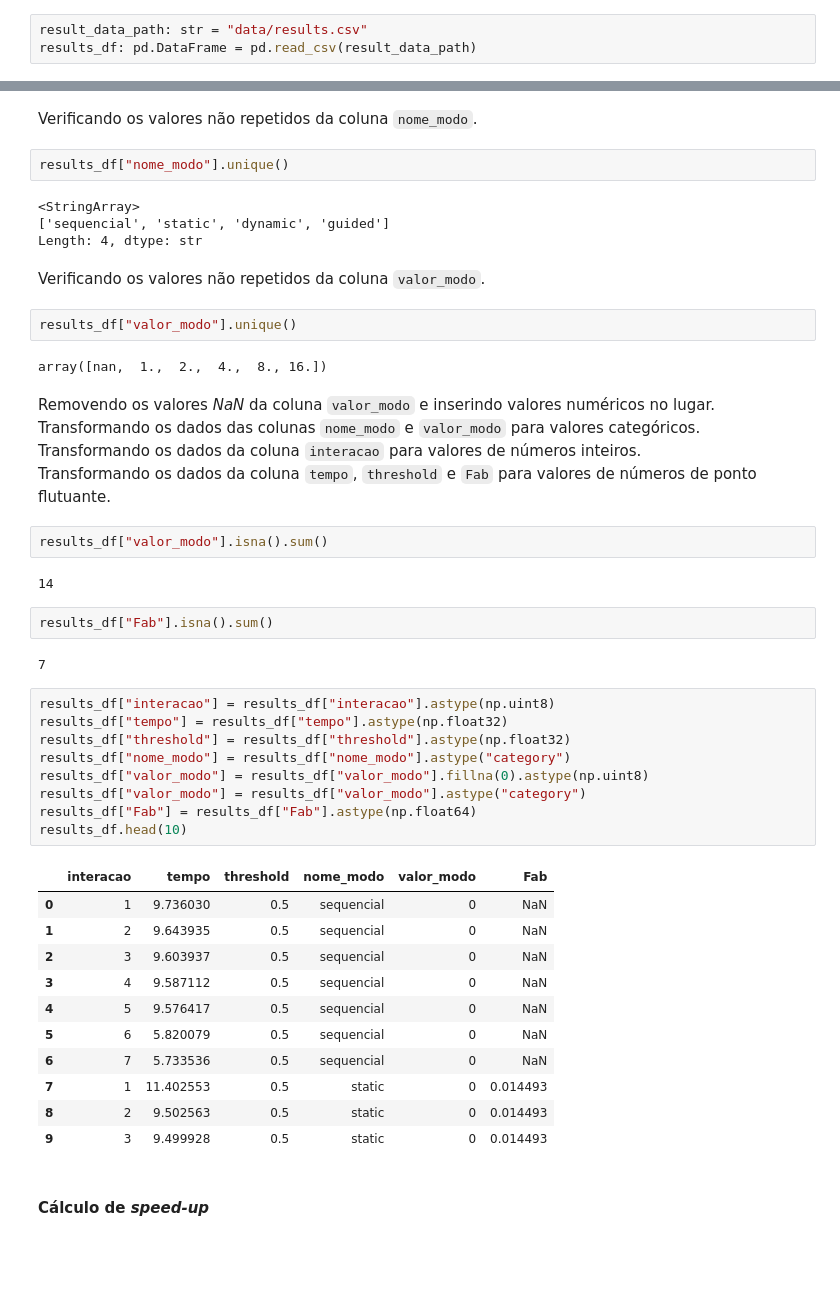
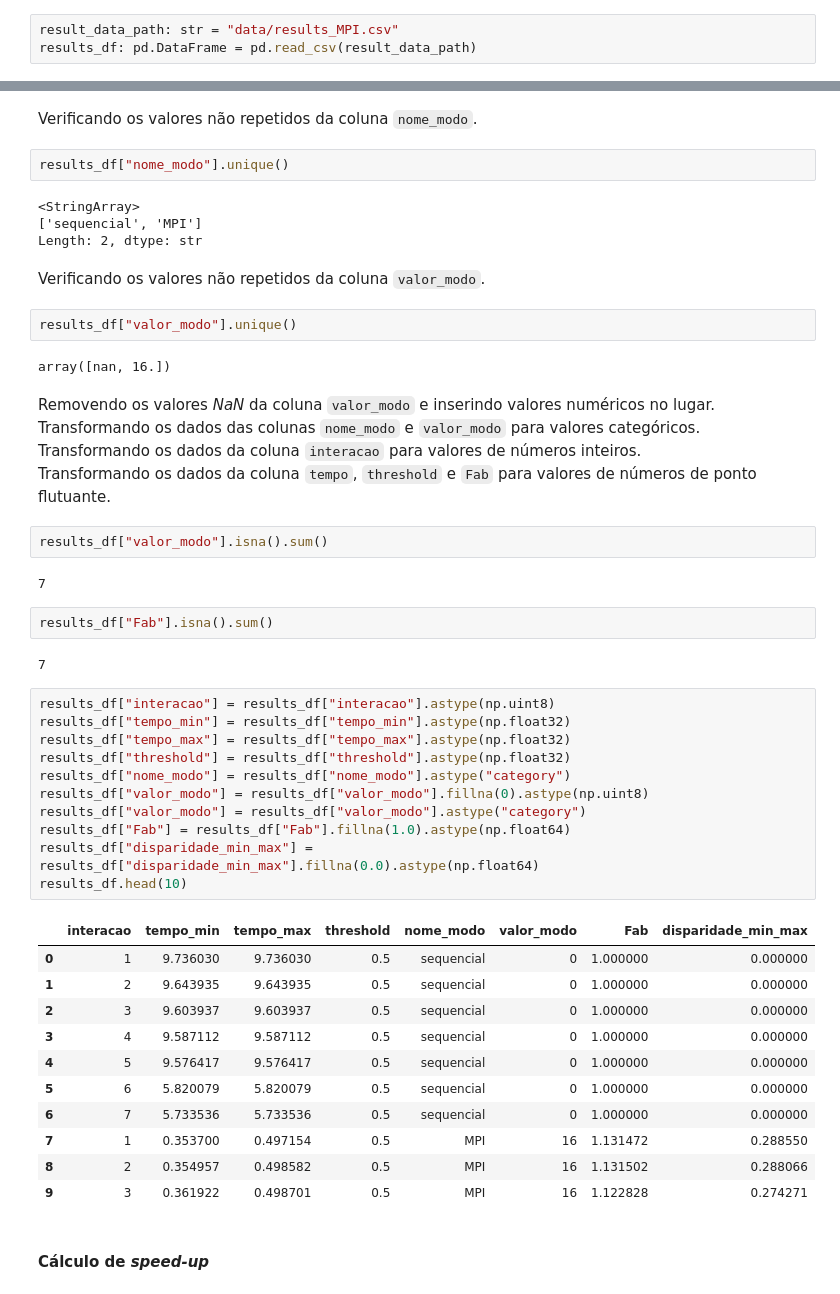
Before and after one commit to igorssant/UESC-codigos-pos-graduacao, a Jupyter notebook: processamento_paralelo/presentation/MPI.ipynb, the cells around one changed output, grey strips where cells are left out. Drawn from its saved outputs; the diff is of its cells as text; blank space fills up the shorter version.

```diff
--- a/processamento_paralelo/presentation/MPI.ipynb
+++ b/processamento_paralelo/presentation/MPI.ipynb
@@ -722,7 +723,7 @@ sns.set_theme(style="whitegrid")
 # %% [markdown]
 ## Recuperando dataset
 # %%
-result_data_path: str = "data/results.csv"
+result_data_path: str = "data/results_MPI.csv"
 results_df: pd.DataFrame = pd.read_csv(result_data_path)
 # %% [markdown]
 ## Testes
@@ -754,14 +755,14 @@ Verificando os valores não repetidos da coluna `nome_modo`.
 results_df["nome_modo"].unique()
 # %% [output]
 <StringArray>
-['sequencial', 'static', 'dynamic', 'guided']
-Length: 4, dtype: str
+['sequencial', 'MPI']
+Length: 2, dtype: str
 # %% [markdown]
 Verificando os valores não repetidos da coluna `valor_modo`.
 # %%
 results_df["valor_modo"].unique()
 # %% [output]
-array([nan,  1.,  2.,  4.,  8., 16.])
+array([nan, 16.])
 # %% [markdown]
 Removendo os valores *NaN* da coluna `valor_modo` e inserindo valores numéricos no lugar.
 <br>
@@ -773,32 +774,34 @@ Transformando os dados da coluna `tempo`, `threshold` e `Fab` para valores de n
 # %%
 results_df["valor_modo"].isna().sum()
 # %% [output]
-14
+7
 # %%
 results_df["Fab"].isna().sum()
 # %% [output]
 7
 # %%
 results_df["interacao"] = results_df["interacao"].astype(np.uint8)
-results_df["tempo"] = results_df["tempo"].astype(np.float32)
+results_df["tempo_min"] = results_df["tempo_min"].astype(np.float32)
+results_df["tempo_max"] = results_df["tempo_max"].astype(np.float32)
 results_df["threshold"] = results_df["threshold"].astype(np.float32)
 results_df["nome_modo"] = results_df["nome_modo"].astype("category")
 results_df["valor_modo"] = results_df["valor_modo"].fillna(0).astype(np.uint8)
 results_df["valor_modo"] = results_df["valor_modo"].astype("category")
-results_df["Fab"] = results_df["Fab"].astype(np.float64)
+results_df["Fab"] = results_df["Fab"].fillna(1.0).astype(np.float64)
+results_df["disparidade_min_max"] = results_df["disparidade_min_max"].fillna(0.0).astype(np.float64)
 results_df.head(10)
 # %% [output]
-|  | interacao | tempo | threshold | nome_modo | valor_modo | Fab |
-| 0 | 1 | 9.736030 | 0.5 | sequencial | 0 | NaN |
-| 1 | 2 | 9.643935 | 0.5 | sequencial | 0 | NaN |
-| 2 | 3 | 9.603937 | 0.5 | sequencial | 0 | NaN |
-| 3 | 4 | 9.587112 | 0.5 | sequencial | 0 | NaN |
-| 4 | 5 | 9.576417 | 0.5 | sequencial | 0 | NaN |
-| 5 | 6 | 5.820079 | 0.5 | sequencial | 0 | NaN |
-| 6 | 7 | 5.733536 | 0.5 | sequencial | 0 | NaN |
-| 7 | 1 | 11.402553 | 0.5 | static | 0 | 0.014493 |
-| 8 | 2 | 9.502563 | 0.5 | static | 0 | 0.014493 |
-| 9 | 3 | 9.499928 | 0.5 | static | 0 | 0.014493 |
+|  | interacao | tempo_min | tempo_max | threshold | nome_modo | valor_modo | Fab | disparidade_min_max |
+| 0 | 1 | 9.736030 | 9.736030 | 0.5 | sequencial | 0 | 1.000000 | 0.000000 |
+| 1 | 2 | 9.643935 | 9.643935 | 0.5 | sequencial | 0 | 1.000000 | 0.000000 |
+| 2 | 3 | 9.603937 | 9.603937 | 0.5 | sequencial | 0 | 1.000000 | 0.000000 |
+| 3 | 4 | 9.587112 | 9.587112 | 0.5 | sequencial | 0 | 1.000000 | 0.000000 |
+| 4 | 5 | 9.576417 | 9.576417 | 0.5 | sequencial | 0 | 1.000000 | 0.000000 |
+| 5 | 6 | 5.820079 | 5.820079 | 0.5 | sequencial | 0 | 1.000000 | 0.000000 |
+| 6 | 7 | 5.733536 | 5.733536 | 0.5 | sequencial | 0 | 1.000000 | 0.000000 |
+| 7 | 1 | 0.353700 | 0.497154 | 0.5 | MPI | 16 | 1.131472 | 0.288550 |
+| 8 | 2 | 0.354957 | 0.498582 | 0.5 | MPI | 16 | 1.131502 | 0.288066 |
+| 9 | 3 | 0.361922 | 0.498701 | 0.5 | MPI | 16 | 1.122828 | 0.274271 |
 # %% [markdown]
 #### Cálculo de *speed-up*
 # %%
```
Also changed, not shown: parts of 4 cells of this notebook, 1 other file.
